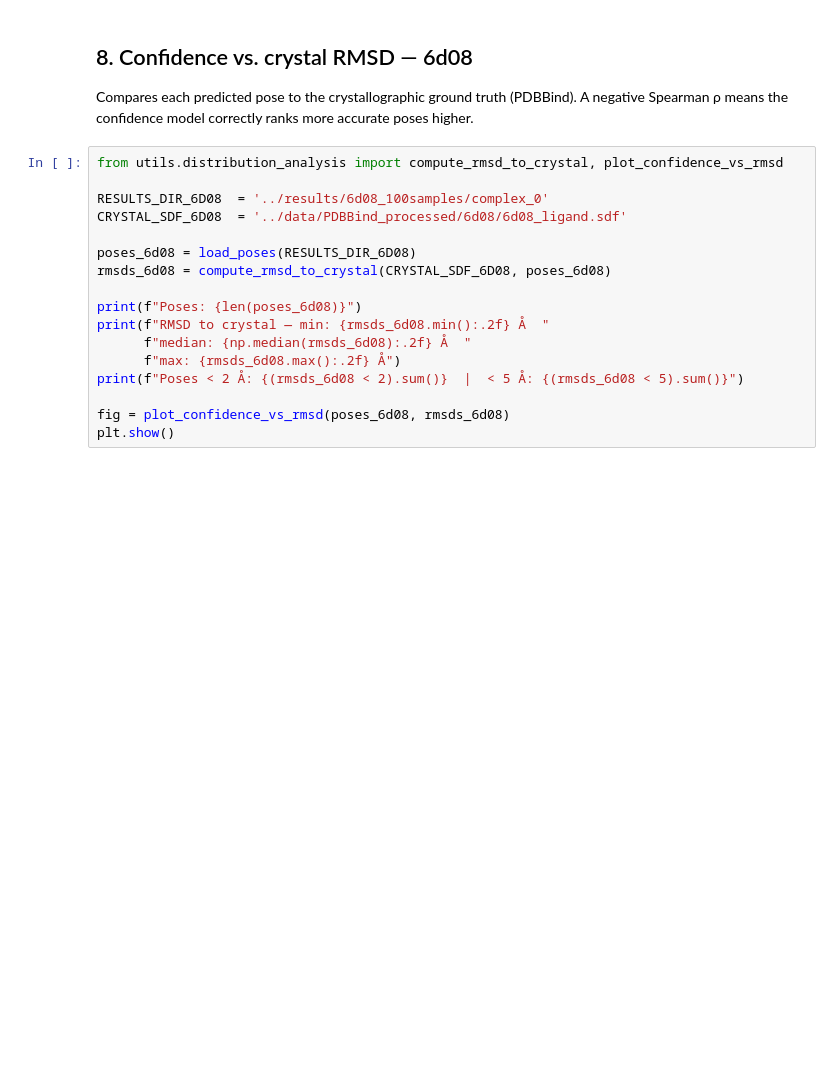
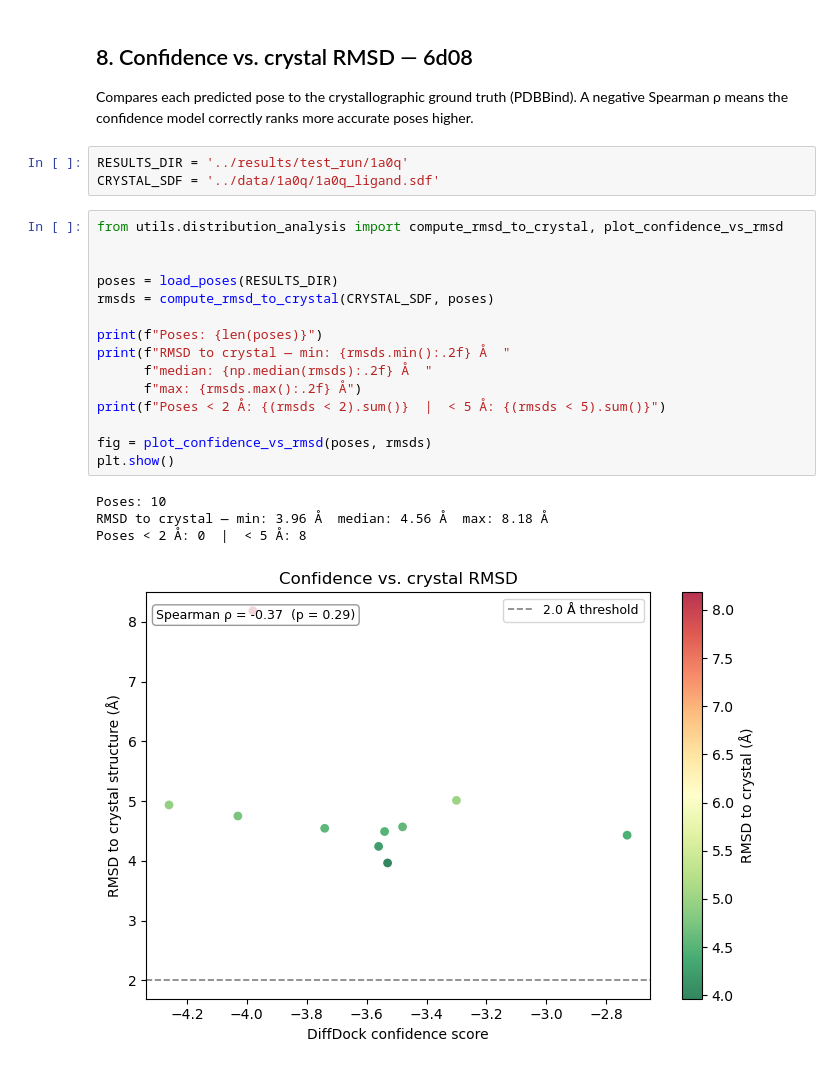
Before and after one commit to quentin-fuchs/MasterThesis, a Jupyter notebook: notebooks/distribution_analysis.ipynb, the cells around one changed output. Saved outputs shown, nothing was run; the diff lists cells and outputs as text; blank space fills up the shorter version.

```diff
--- a/notebooks/distribution_analysis.ipynb
+++ b/notebooks/distribution_analysis.ipynb
@@ -137,20 +140,26 @@ NameError: name 'results' is not defined
 
 Compares each predicted pose to the crystallographic ground truth (PDBBind).
 A negative Spearman ρ means the confidence model correctly ranks more accurate poses higher.
+# %%
+RESULTS_DIR = '../results/test_run/1a0q'
+CRYSTAL_SDF = '../data/1a0q/1a0q_ligand.sdf'
 # %%
 from utils.distribution_analysis import compute_rmsd_to_crystal, plot_confidence_vs_rmsd
 
-RESULTS_DIR_6D08  = '../results/6d08_100samples/complex_0'
-CRYSTAL_SDF_6D08  = '../data/PDBBind_processed/6d08/6d08_ligand.sdf'
 
-poses_6d08 = load_poses(RESULTS_DIR_6D08)
-rmsds_6d08 = compute_rmsd_to_crystal(CRYSTAL_SDF_6D08, poses_6d08)
+poses = load_poses(RESULTS_DIR)
+rmsds = compute_rmsd_to_crystal(CRYSTAL_SDF, poses)
 
-print(f"Poses: {len(poses_6d08)}")
-print(f"RMSD to crystal — min: {rmsds_6d08.min():.2f} Å  "
-      f"median: {np.median(rmsds_6d08):.2f} Å  "
-      f"max: {rmsds_6d08.max():.2f} Å")
-print(f"Poses < 2 Å: {(rmsds_6d08 < 2).sum()}  |  < 5 Å: {(rmsds_6d08 < 5).sum()}")
+print(f"Poses: {len(poses)}")
+print(f"RMSD to crystal — min: {rmsds.min():.2f} Å  "
+      f"median: {np.median(rmsds):.2f} Å  "
+      f"max: {rmsds.max():.2f} Å")
+print(f"Poses < 2 Å: {(rmsds < 2).sum()}  |  < 5 Å: {(rmsds < 5).sum()}")
 
-fig = plot_confidence_vs_rmsd(poses_6d08, rmsds_6d08)
+fig = plot_confidence_vs_rmsd(poses, rmsds)
 plt.show()
+# %% [output]
+Poses: 10
+RMSD to crystal — min: 3.96 Å  median: 4.56 Å  max: 8.18 Å
+Poses < 2 Å: 0  |  < 5 Å: 8
+[figure, added]
```
Also changed, not shown: parts of 2 cells of this notebook, 13 other files.
